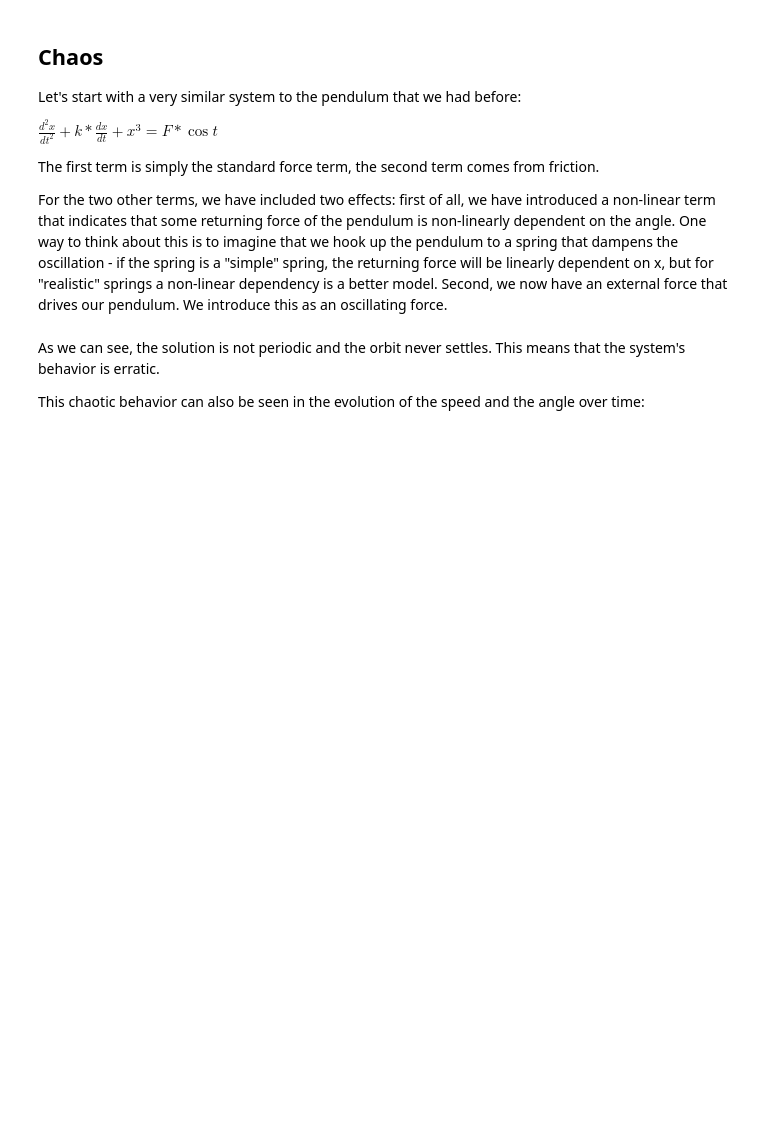
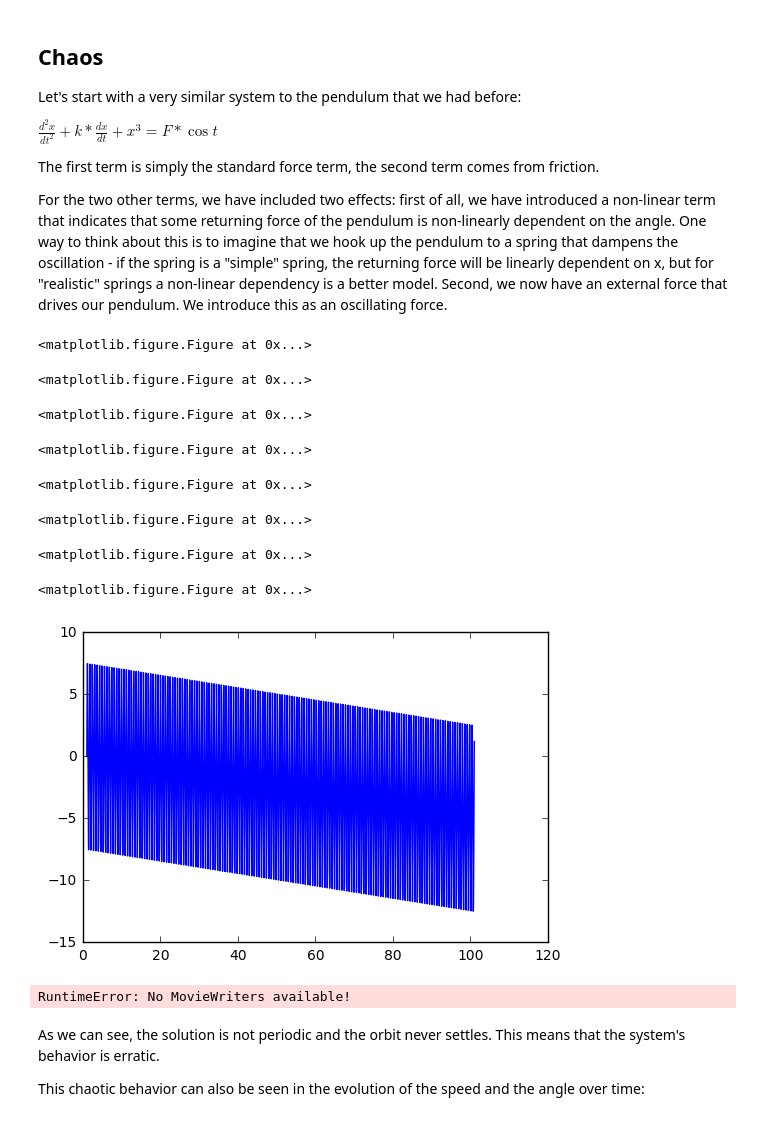
Before and after one commit to knowblesse/Python-Lectures, a Jupyter notebook: ode.ipynb, the cells around one changed output. Cells and saved outputs as stored; diff of their text form; code cells hidden in the pictures; blank space fills up the shorter version.

```diff
--- a/ode.ipynb
+++ b/ode.ipynb
@@ -520,9 +526,10 @@ from matplotlib import animation, rc
 from IPython.display import HTML
 
 # define the UEDA ODE
-def chaosODE(y,t,k,F)
-    # do this similarly to the pendulum!!
-    return
+def chaosODE(y,t,k,F):
+    da_dt = b
+    db_dt = F * np.cos(t) - k * da_dt + a**3
+    return da_dt, db_dt
 
 # these parameters are the ones studied by Ueda
 k = 0.05
@@ -538,42 +545,53 @@ x0=a0,b0
 t=np.linspace(0,1000,10001)
 
 # integrate system and save solutions
-r = odeint(args=(k,F))
+r = odeint(chaosODE, x0, t, args=(k,F))
 a,b=r.T
 # %%
 # plot the solutions in one plot
-plt.figure()
+plt.figure(facecolor='w')
 plt.plot(a,b)
 plt.show()
 
 # plot the solutions
 fig, ax = plt.subplots()
 # set limits
 ax.set_xlim((-10, 10))
 ax.set_ylim((-10, 10))
 # this is needed for the animation - here, we initialize
 # a plot with empty data and retrieve its handle
 line, = ax.plot([], [], lw=2)
 
 # initialization function: plot the background of
 # each frame, which in our case simply means an empty plot
 def init():
     line.set_data([], [])
     return (line,)
 
 # animation function: this function is called with the
 # parameter i, where i is the framecount
 def animate(i):
     # simply choose the first i elements of our solution
     line.set_data(a[:i], b[:i])
     return (line,)
 
 # plot the animation
 anim = animation.FuncAnimation(fig, animate, init_func=init,
                                frames=1000, interval=20, blit=True)
 # show the animation inline in ipython - this
 # writes a video file to disk and loads it into the browser
 HTML(anim.to_html5_video())
+# %% [output]
+<matplotlib.figure.Figure at 0x...>
+<matplotlib.figure.Figure at 0x...>
+<matplotlib.figure.Figure at 0x...>
+<matplotlib.figure.Figure at 0x...>
+<matplotlib.figure.Figure at 0x...>
+<matplotlib.figure.Figure at 0x...>
+<matplotlib.figure.Figure at 0x...>
+<matplotlib.figure.Figure at 0x...>
+[figure, added]
+RuntimeError: No MovieWriters available!
 # %% [markdown]
 As we can see, the solution is not periodic and the orbit never settles. This means that the system's behavior is erratic.
 
```
Also changed, not shown: parts of 8 cells of this notebook, 5 other files.
